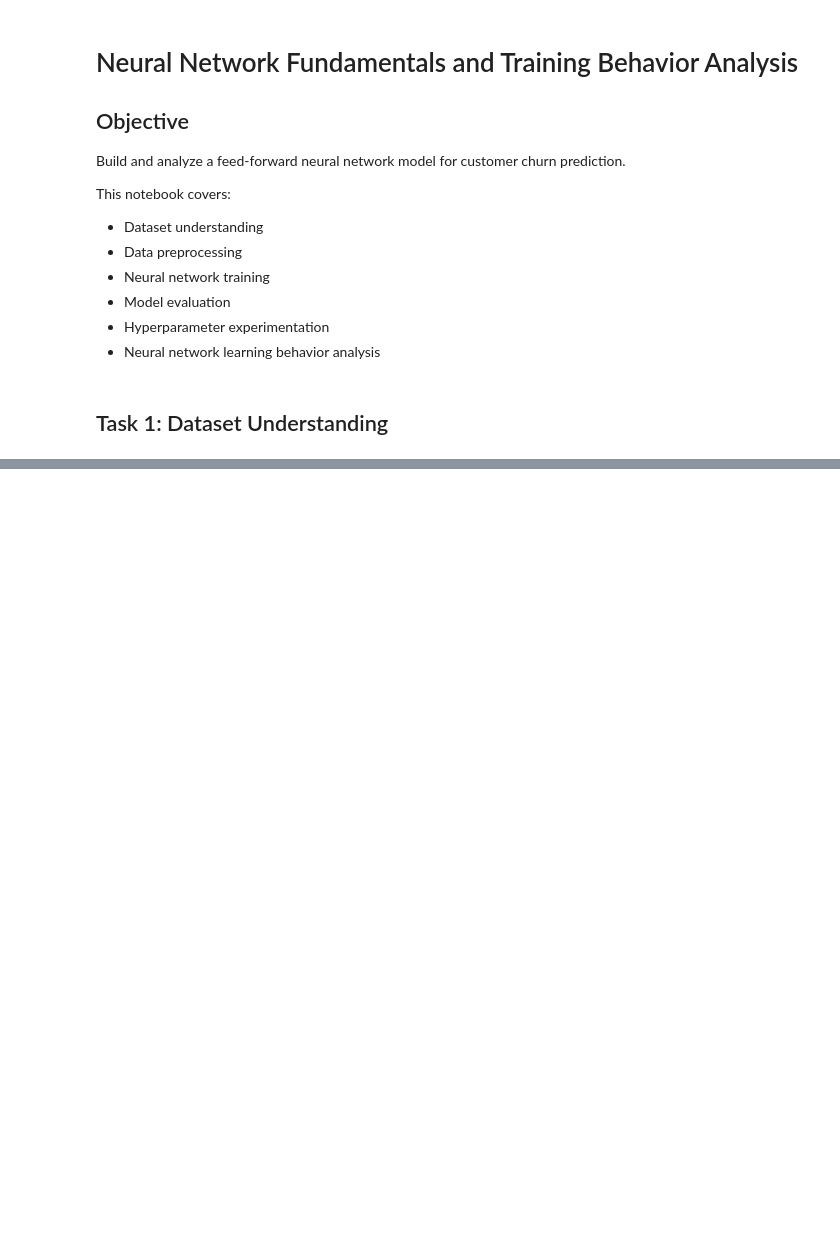
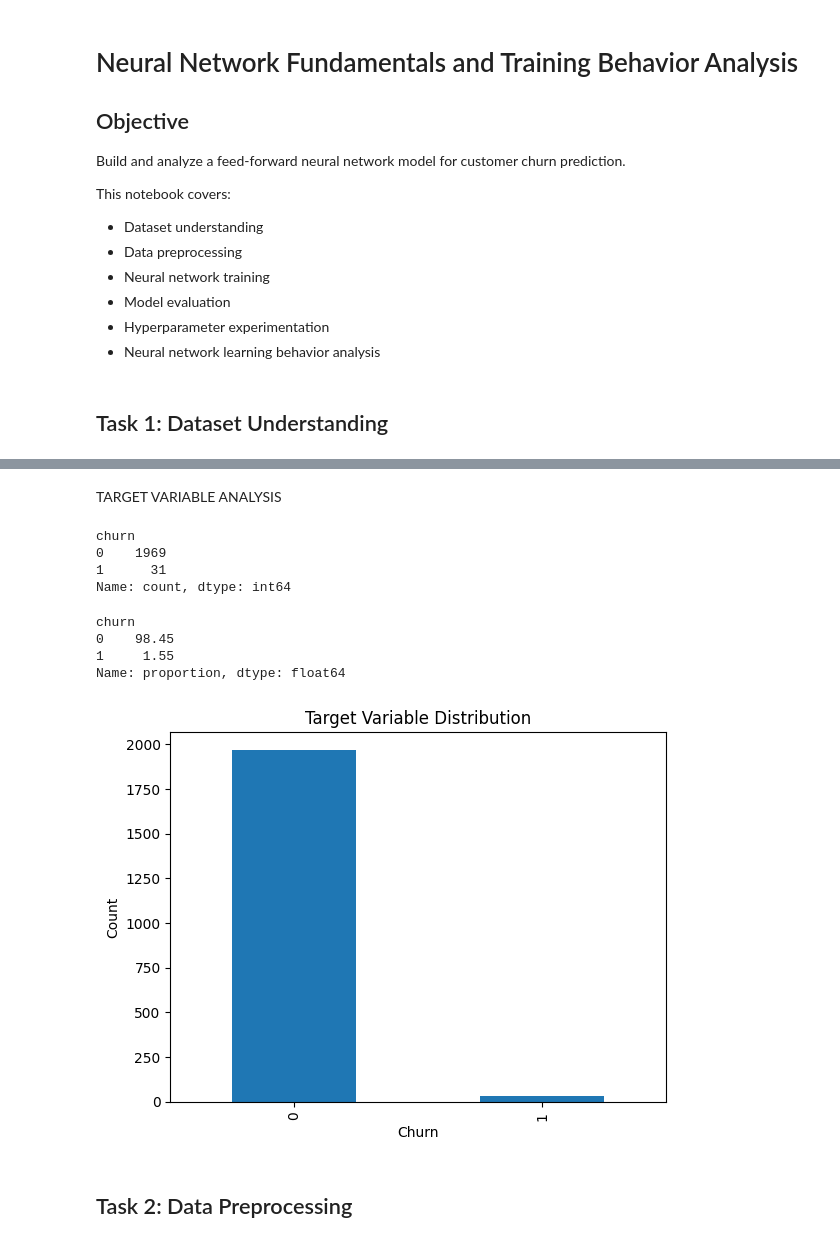
Before and after one commit to ShreyasRP94/assignment-05-Part1-bitsom_ba_2511032, a Jupyter notebook: notebook.ipynb, the cells around one changed output, grey strips where cells are left out. Saved outputs shown, nothing was run; the diff lists cells and outputs as text; code cells hidden in the pictures; blank space fills up the shorter version.

```diff
--- a/notebook.ipynb
+++ b/notebook.ipynb
@@ -43,0 +46,5 @@ from tensorflow.keras import layers
+# %%
+#importing the dataset
+df = pd.read_csv("Data/customer_churn_nn.csv")
+
+df.head(10)
@@ -43,0 +139,36 @@ from tensorflow.keras import layers
+# %% [markdown]
+TARGET VARIABLE ANALYSIS
+# %%
+#checking class distribution
+print(df["churn"].value_counts())
+# %% [output]
+churn
+0    1969
+1      31
+Name: count, dtype: int64
+# %%
+#checking class distribution in percentage
+print(
+    round(
+        df["churn"].value_counts(normalize=True) * 100,
+        2
+    )
+)
+# %% [output]
+churn
+0    98.45
+1     1.55
+Name: proportion, dtype: float64
+# %%
+#visualizing class distribution
+df["churn"].value_counts().plot(kind="bar")
+
+plt.title("Target Variable Distribution")
+plt.xlabel("Churn")
+plt.ylabel("Count")
+
+plt.show()
+# %% [output]
+[figure, added]
+# %% [markdown]
+## Task 2: Data Preprocessing
```
Also changed, not shown: parts of 6 cells of this notebook.
